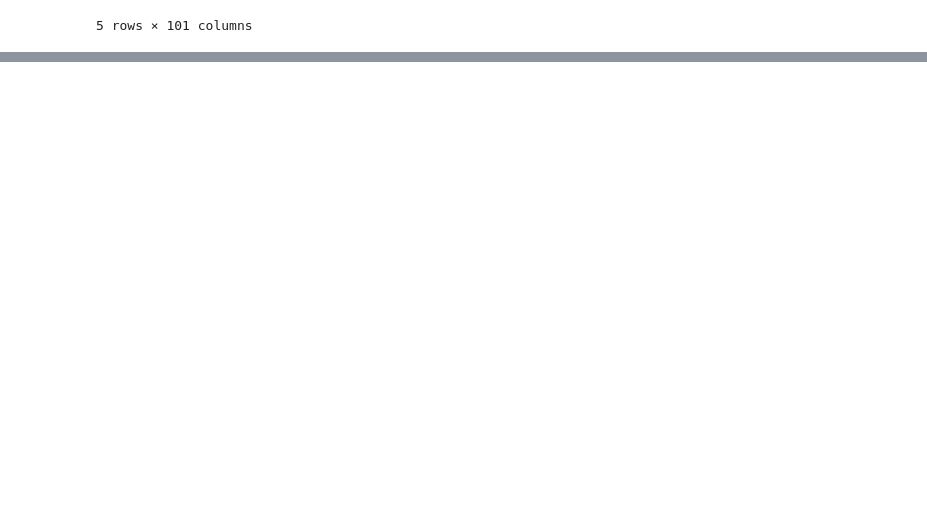
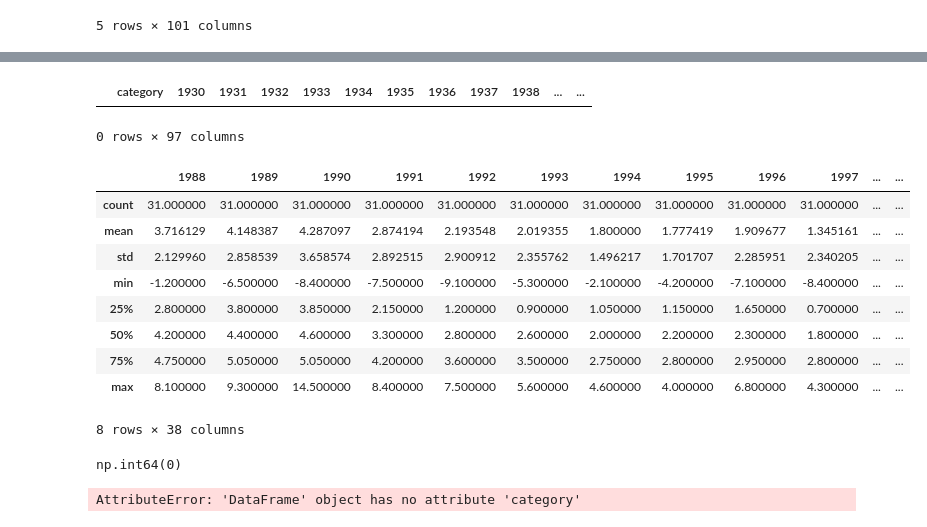
Before and after one commit to ki3n98/AIS_datathon_2026, a Jupyter notebook: notebooks/clean.ipynb, the cells around one changed output, grey strips where cells are left out. Saved outputs shown, nothing was run; the diff lists cells and outputs as text; code cells hidden in the pictures; blank space fills up the shorter version.

Commit message:
clean inflation tables

```diff
--- a/notebooks/clean.ipynb
+++ b/notebooks/clean.ipynb
@@ -15,0 +18,6 @@ df.head()
+# %%
+df = pd.read_excel(
+    "../data/original(do not modify)/GDP_and_personal_income/Personal_Income_and_Outlays/Annual_T2.3.7._Percent_Change_From_Preceding_Period_in_Prices_for_Personal_Consumption_Expenditures_by_Major_Type_of_Product.xlsx",
+    header=7
+)
+df.head()
@@ -15,0 +32,3 @@ df.head()
+# %%
+df = df.drop(columns=["Line", "Unnamed: 2"])
+df.head()
@@ -15,0 +54,28 @@ df.head()
+# %%
+df = df.dropna(thresh=10)
+# %%
+df[df.isna().any(axis=1)]
+# %% [output]
+|  | category | 1930 | 1931 | 1932 | 1933 | 1934 | 1935 | 1936 | 1937 | 1938 | ... | ... |
+0 rows × 97 columns
+# %%
+df.describe()
+# %% [output]
+|  | 1988 | 1989 | 1990 | 1991 | 1992 | 1993 | 1994 | 1995 | 1996 | 1997 | ... | ... |
+| count | 31.000000 | 31.000000 | 31.000000 | 31.000000 | 31.000000 | 31.000000 | 31.000000 | 31.000000 | 31.000000 | 31.000000 | ... | ... |
+| mean | 3.716129 | 4.148387 | 4.287097 | 2.874194 | 2.193548 | 2.019355 | 1.800000 | 1.777419 | 1.909677 | 1.345161 | ... | ... |
+| std | 2.129960 | 2.858539 | 3.658574 | 2.892515 | 2.900912 | 2.355762 | 1.496217 | 1.701707 | 2.285951 | 2.340205 | ... | ... |
+| min | -1.200000 | -6.500000 | -8.400000 | -7.500000 | -9.100000 | -5.300000 | -2.100000 | -4.200000 | -7.100000 | -8.400000 | ... | ... |
+| 25% | 2.800000 | 3.800000 | 3.850000 | 2.150000 | 1.200000 | 0.900000 | 1.050000 | 1.150000 | 1.650000 | 0.700000 | ... | ... |
+| 50% | 4.200000 | 4.400000 | 4.600000 | 3.300000 | 2.800000 | 2.600000 | 2.000000 | 2.200000 | 2.300000 | 1.800000 | ... | ... |
+| 75% | 4.750000 | 5.050000 | 5.050000 | 4.200000 | 3.600000 | 3.500000 | 2.750000 | 2.800000 | 2.950000 | 2.800000 | ... | ... |
+| max | 8.100000 | 9.300000 | 14.500000 | 8.400000 | 7.500000 | 5.600000 | 4.600000 | 4.000000 | 6.800000 | 4.300000 | ... | ... |
+8 rows × 38 columns
+# %%
+df.isna().any(axis=1).sum()
+# %% [output]
+np.int64(0)
+# %%
+df.category
+# %% [output]
+AttributeError: 'DataFrame' object has no attribute 'category'
```
Also changed, not shown: parts of 5 cells of this notebook, 3 other files.
